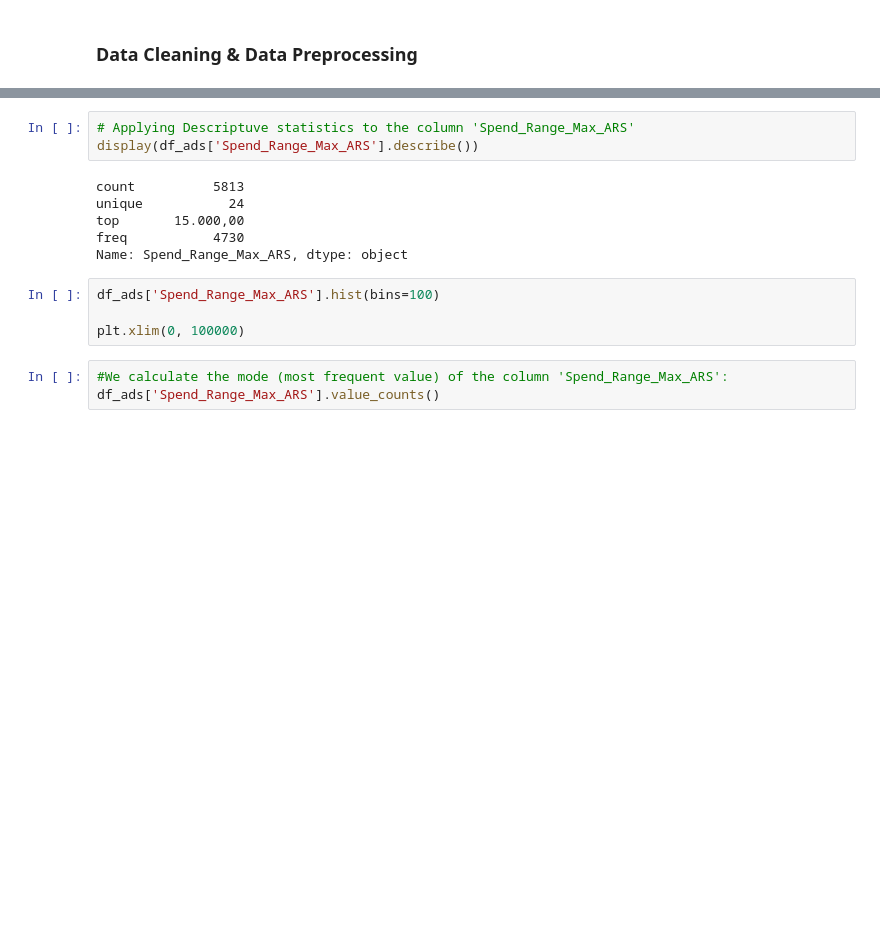
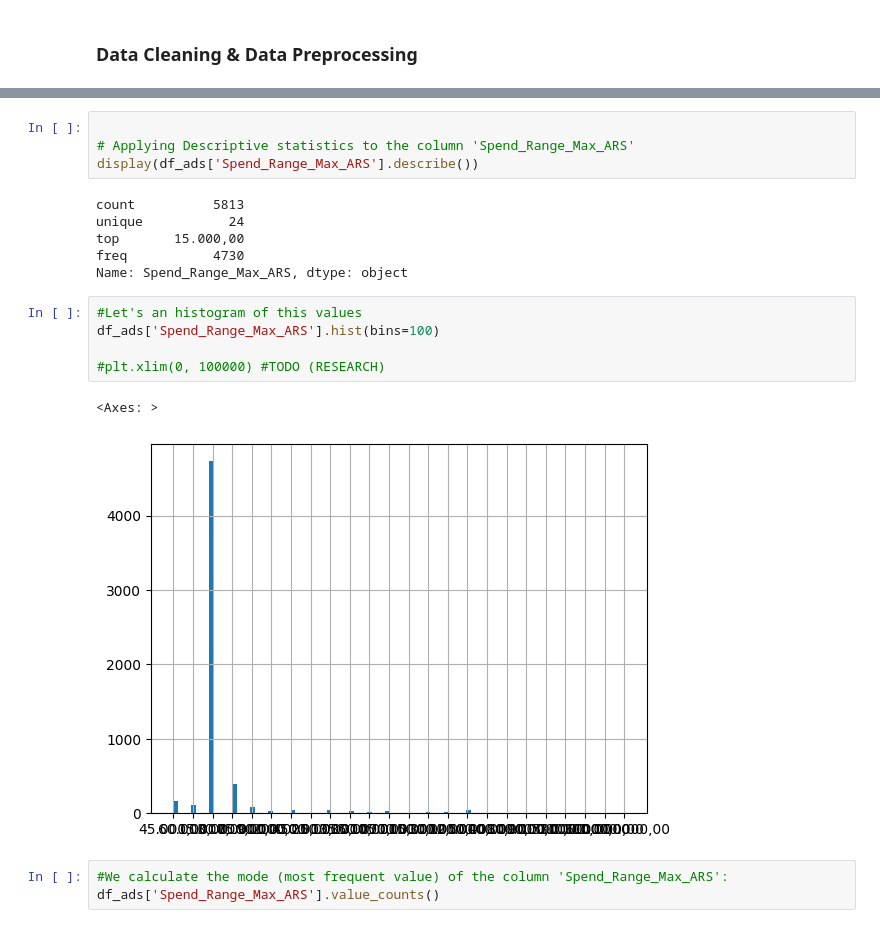
Before and after one commit to andreasoledadguerra/EDA_projects, a Jupyter notebook: googleads_analysis.ipynb, the cells around one changed output, grey strips where cells are left out. Cells and saved outputs as stored; diff of their text form; blank space fills up the shorter version.

```diff
--- a/googleads_analysis.ipynb
+++ b/googleads_analysis.ipynb
@@ -73,5 +199,6 @@ display(df_ads.dtypes)
 # %%
-# Applying Descriptuve statistics to the column 'Spend_Range_Max_ARS'
+
+# Applying Descriptive statistics to the column 'Spend_Range_Max_ARS'
 display(df_ads['Spend_Range_Max_ARS'].describe())
 # %% [output]
 count          5813
@@ -80,9 +207,13 @@ top       15.000,00
 freq           4730
 Name: Spend_Range_Max_ARS, dtype: object
 # %%
+#Let's an histogram of this values
 df_ads['Spend_Range_Max_ARS'].hist(bins=100)
 
-plt.xlim(0, 100000)
+#plt.xlim(0, 100000) #TODO (RESEARCH)
+# %% [output]
+<Axes: >
+[figure, added]
 # %%
 #We calculate the mode (most frequent value) of the column 'Spend_Range_Max_ARS':
 df_ads['Spend_Range_Max_ARS'].value_counts()
```
Also changed, not shown: parts of 25 cells of this notebook.
